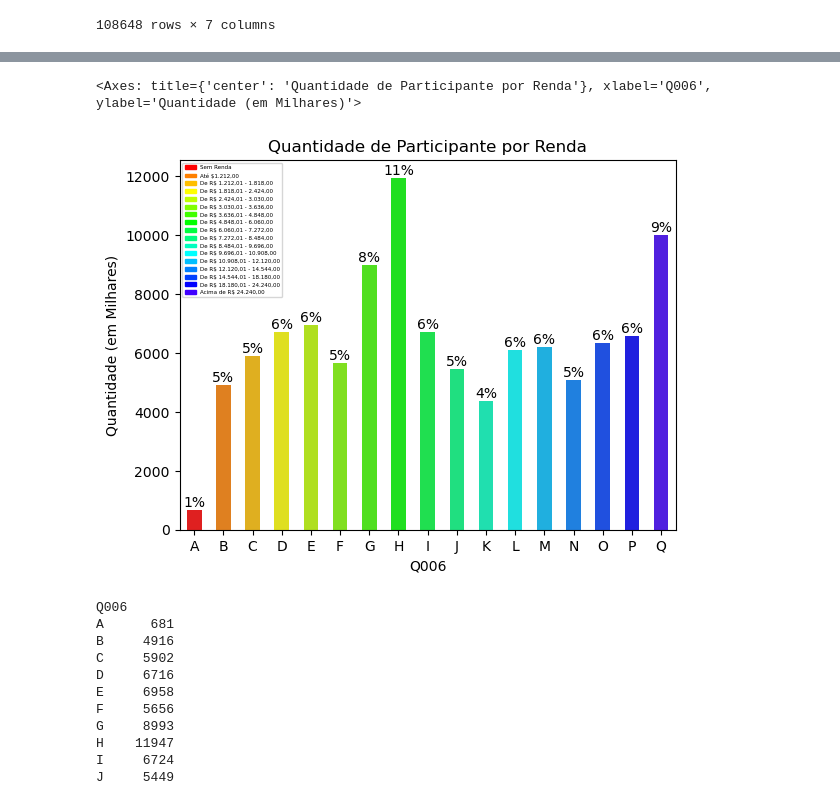
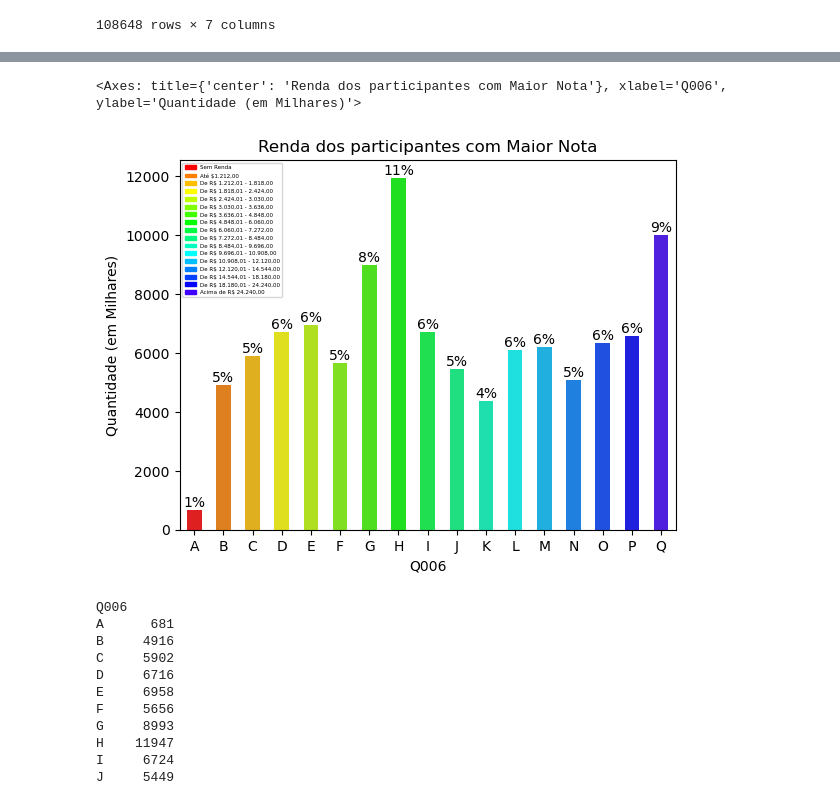
Before and after one commit to DiDevv/UFPB-Ciencia-de-Dados, a Jupyter notebook: ProjetoFinal/projetoICD.ipynb, the cells around one changed output, grey strips where cells are left out. Saved outputs shown, nothing was run; the diff lists cells and outputs as text; code cells hidden in the pictures.

```diff
--- a/ProjetoFinal/projetoICD.ipynb
+++ b/ProjetoFinal/projetoICD.ipynb
@@ -381,25 +403,25 @@ plt.ticklabel_format(style="plain", axis="y")
 # %%
 renda_quantidade = dados_cluster_desejado["Q006"].value_counts().sort_index()
 
 
 total = sum(renda_quantidade.values)
 for i, v in enumerate(renda_quantidade.values):
     percentual = (v / total) * 100
     plt.text(i, v + 0.5, f"{percentual:.0f}%", ha='center', va='bottom')
 
 
-plt.title("Quantidade de Participante por Renda")
+plt.title("Renda dos participantes com Maior Nota")
 plt.xlabel("Faixa de Renda")
 plt.ylabel("Quantidade (em Milhares)")
 colors = ["#ff0000", "#ff8000", "#ffbf00", "#ffff00", "#bfff00", "#80ff00", "#40ff00", "#00ff00", "#00ff40", "#00ff80", "#00ffbf", "#00ffff", "#00bfff", "#0080ff", "#0040ff", "#0000ff", "#4000ff"]
 legend_labels = ["Sem Renda", "Até $1.212,00", "De R$ 1.212,01 - 1.818,00", "De R$ 1.818,01 - 2.424,00", "De R$ 2.424,01 - 3.030,00", "De R$ 3.030,01 - 3.636,00", "De R$ 3.636,01 - 4.848,00", "De R$ 4.848,01 - 6.060,00", "De R$ 6.060,01 - 7.272,00", "De R$ 7.272,01 - 8.484,00", "De R$ 8.484,01 - 9.696,00", "De R$ 9.696,01 - 10.908,00", "De R$ 10.908,01 - 12.120,00", "De R$ 12.120,01 - 14.544,00", "De R$ 14.544,01 - 18.180,00", "De R$ 18.180,01 - 24.240,00", "Acima de R$ 24.240,00"]
 legend_patches = [Patch(color=color, label=label) for color, label in zip(colors, legend_labels)]
 plt.legend(handles=legend_patches, fontsize=4)
 
 sns.barplot(x=renda_quantidade.index, y=renda_quantidade.values, palette=colors, width=0.5)
 # %% [output]
-<Axes: title={'center': 'Quantidade de Participante por Renda'}, xlabel='Q006', ylabel='Quantidade (em Milhares)'>
+<Axes: title={'center': 'Renda dos participantes com Maior Nota'}, xlabel='Q006', ylabel='Quantidade (em Milhares)'>
-[figure, old version]
+[figure, new version]
 # %%
 renda_quantidade
 # %% [output]
```
Also changed, not shown: parts of 14 cells of this notebook.
